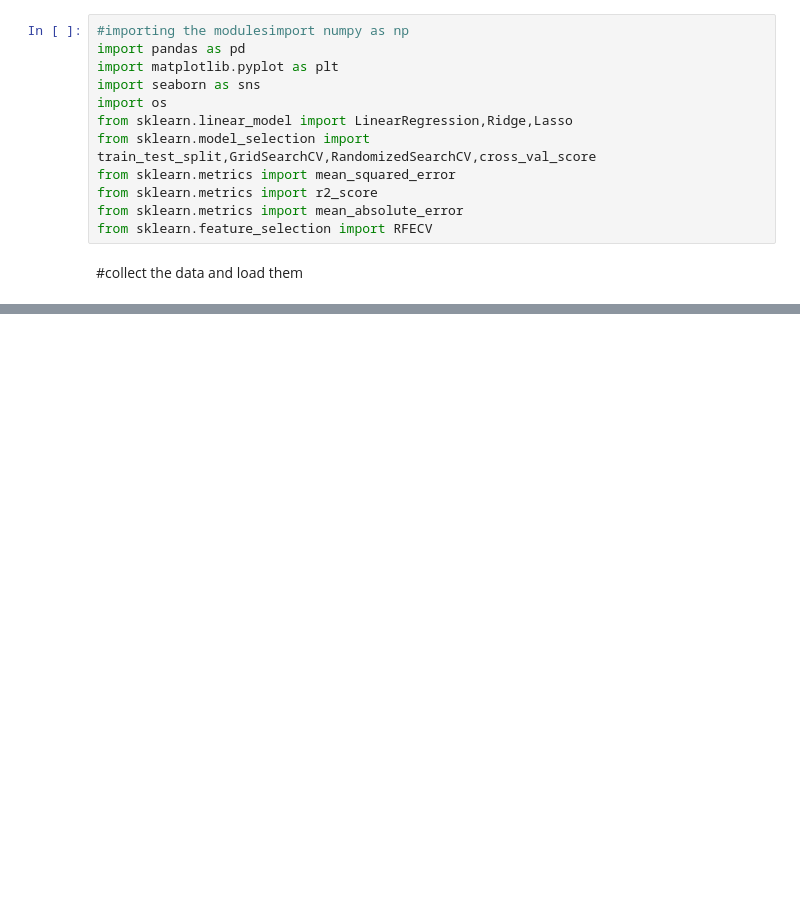
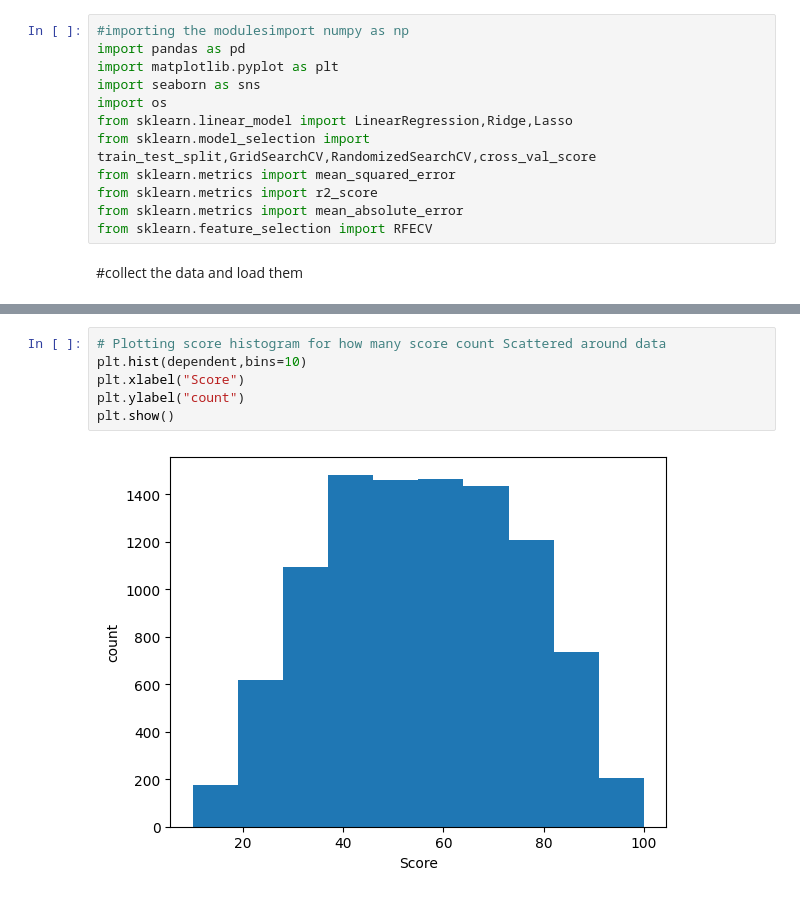
Before and after one commit to kumar-kiran-24/Student-Score-Prediction-Linear-Regression, a Jupyter notebook: src/student_score.ipynb, the cells around one changed output, grey strips where cells are left out. Cells and saved outputs as stored; diff of their text form; blank space fills up the shorter version.

```diff
--- a/src/student_score.ipynb
+++ b/src/student_score.ipynb
@@ -25,0 +103,8 @@ data.head()
+# %%
+# Plotting score histogram for how many score count Scattered around data
+plt.hist(dependent,bins=10)
+plt.xlabel("Score")
+plt.ylabel("count")
+plt.show()
+# %% [output]
+[figure, added]
```
Also changed, not shown: parts of 9 cells of this notebook.
